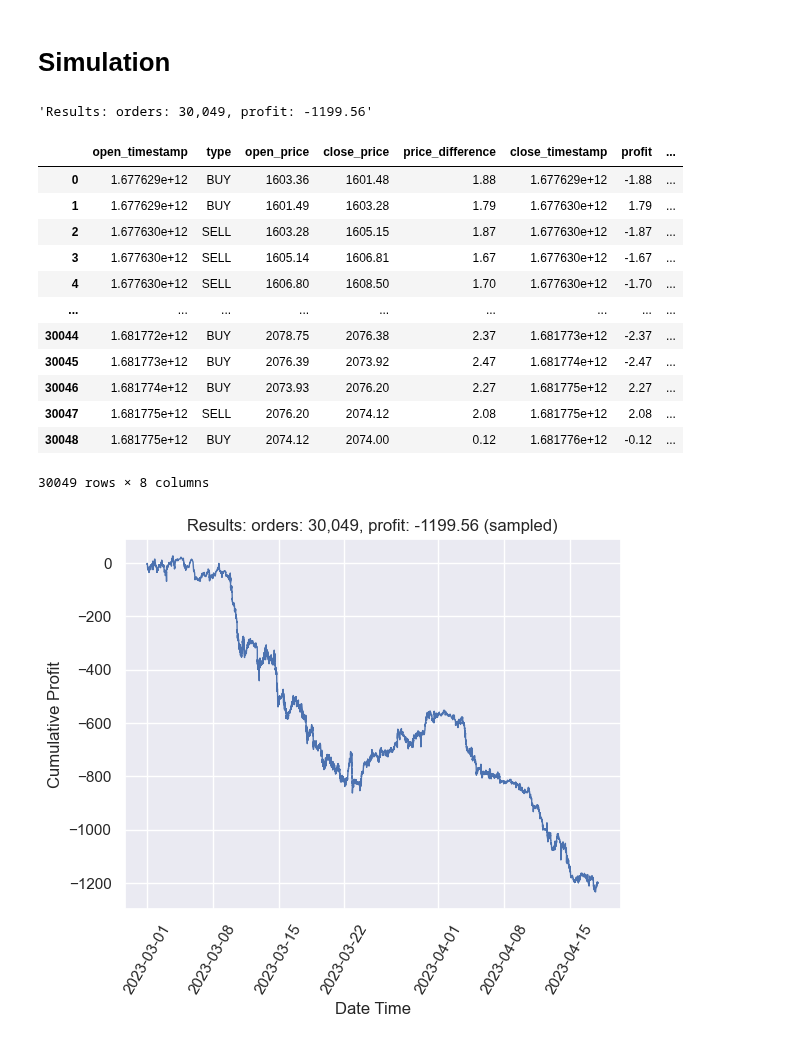
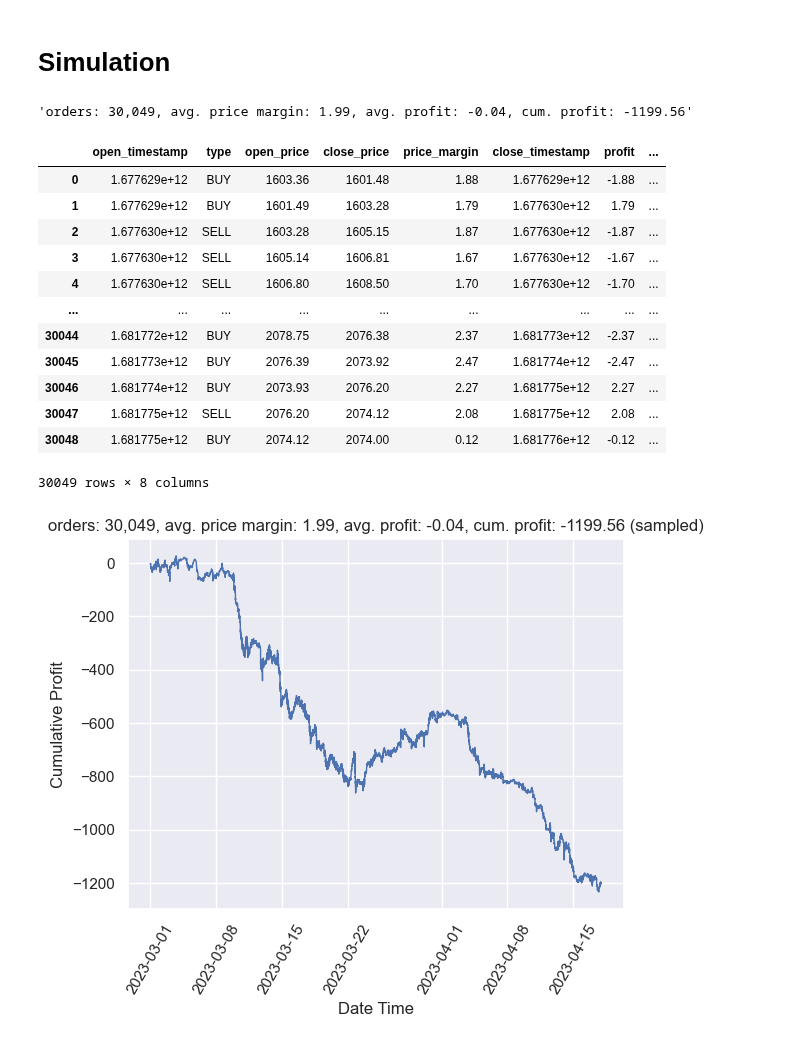
Before and after one commit to yoda31217/to-the-moon, a Jupyter notebook: ttm-analytics/src/analytics/analytics_2.ipynb, the cells around one changed output. Drawn from its saved outputs; the diff is of its cells as text; code cells hidden in the pictures.

```diff
--- a/ttm-analytics/src/analytics/analytics_2.ipynb
+++ b/ttm-analytics/src/analytics/analytics_2.ipynb
@@ -68,28 +68,30 @@ Wall time: 52.4 s
 # %%
 from analytics.bot_strategy_0 import BotStrategy0
 
 transactions = trade_simulator.simulate(BotStrategy0(price_step_ratio))
 
-# Results: orders: 30,049, profit: -1199.56
-result_str = (f"Results: orders: {len(transactions.index):,}"
-              f", profit: {transactions.cumulative_profit.iloc[-1]:.2f}")
+# 'orders: 30,049, avg. price margin: 1.99, avg. profit: -0.04, cum. profit: -1199.56'
+result_str = (f"orders: {len(transactions.index):,}"
+              f", avg. price margin: {transactions.price_margin.mean():.2f}"
+              f", avg. profit: {transactions.profit.mean():.2f}"
+              f", cum. profit: {transactions.cumulative_profit.iloc[-1]:.2f}")
 
 draw_line_chart(transactions, 'open_timestamp', 'cumulative_profit', 'Cumulative Profit', result_str)
 display(result_str)
 display(transactions)
 # %% [output]
-'Results: orders: 30,049, profit: -1199.56'
+'orders: 30,049, avg. price margin: 1.99, avg. profit: -0.04, cum. profit: -1199.56'
-|  | open_timestamp | type | open_price | close_price | price_difference | close_timestamp | profit | ... |
+|  | open_timestamp | type | open_price | close_price | price_margin | close_timestamp | profit | ... |
 | 0 | 1.677629e+12 | BUY | 1603.36 | 1601.48 | 1.88 | 1.677629e+12 | -1.88 | ... |
 | 1 | 1.677629e+12 | BUY | 1601.49 | 1603.28 | 1.79 | 1.677630e+12 | 1.79 | ... |
 | 2 | 1.677630e+12 | SELL | 1603.28 | 1605.15 | 1.87 | 1.677630e+12 | -1.87 | ... |
 | 3 | 1.677630e+12 | SELL | 1605.14 | 1606.81 | 1.67 | 1.677630e+12 | -1.67 | ... |
 | 4 | 1.677630e+12 | SELL | 1606.80 | 1608.50 | 1.70 | 1.677630e+12 | -1.70 | ... |
 | ... | ... | ... | ... | ... | ... | ... | ... | ... |
 | 30044 | 1.681772e+12 | BUY | 2078.75 | 2076.38 | 2.37 | 1.681773e+12 | -2.37 | ... |
 | 30045 | 1.681773e+12 | BUY | 2076.39 | 2073.92 | 2.47 | 1.681774e+12 | -2.47 | ... |
 | 30046 | 1.681774e+12 | BUY | 2073.93 | 2076.20 | 2.27 | 1.681775e+12 | 2.27 | ... |
 | 30047 | 1.681775e+12 | SELL | 2076.20 | 2074.12 | 2.08 | 1.681775e+12 | 2.08 | ... |
 | 30048 | 1.681775e+12 | BUY | 2074.12 | 2074.00 | 0.12 | 1.681776e+12 | -0.12 | ... |
 30049 rows × 8 columns
-[figure, old version]
+[figure, new version]
```
Also changed, not shown: 1 other file.
